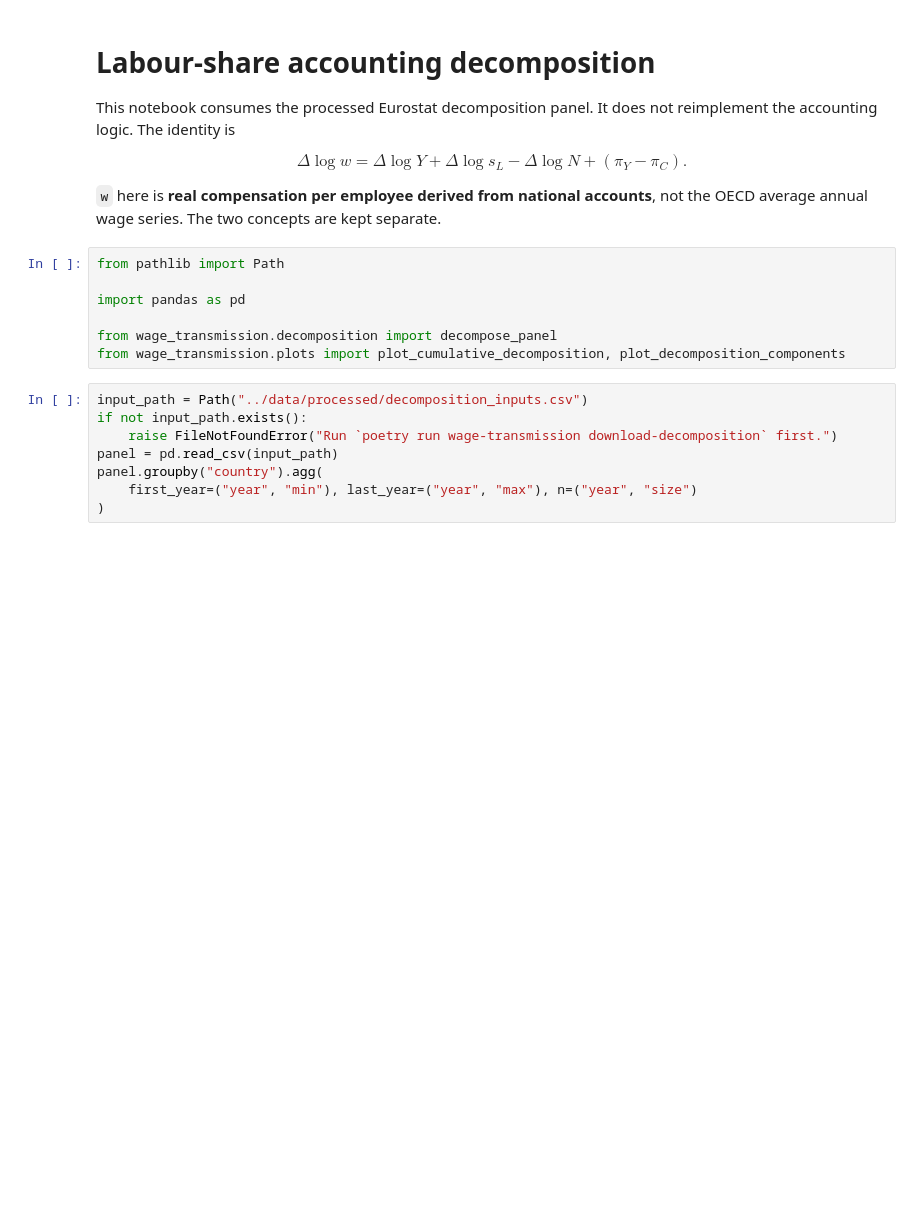
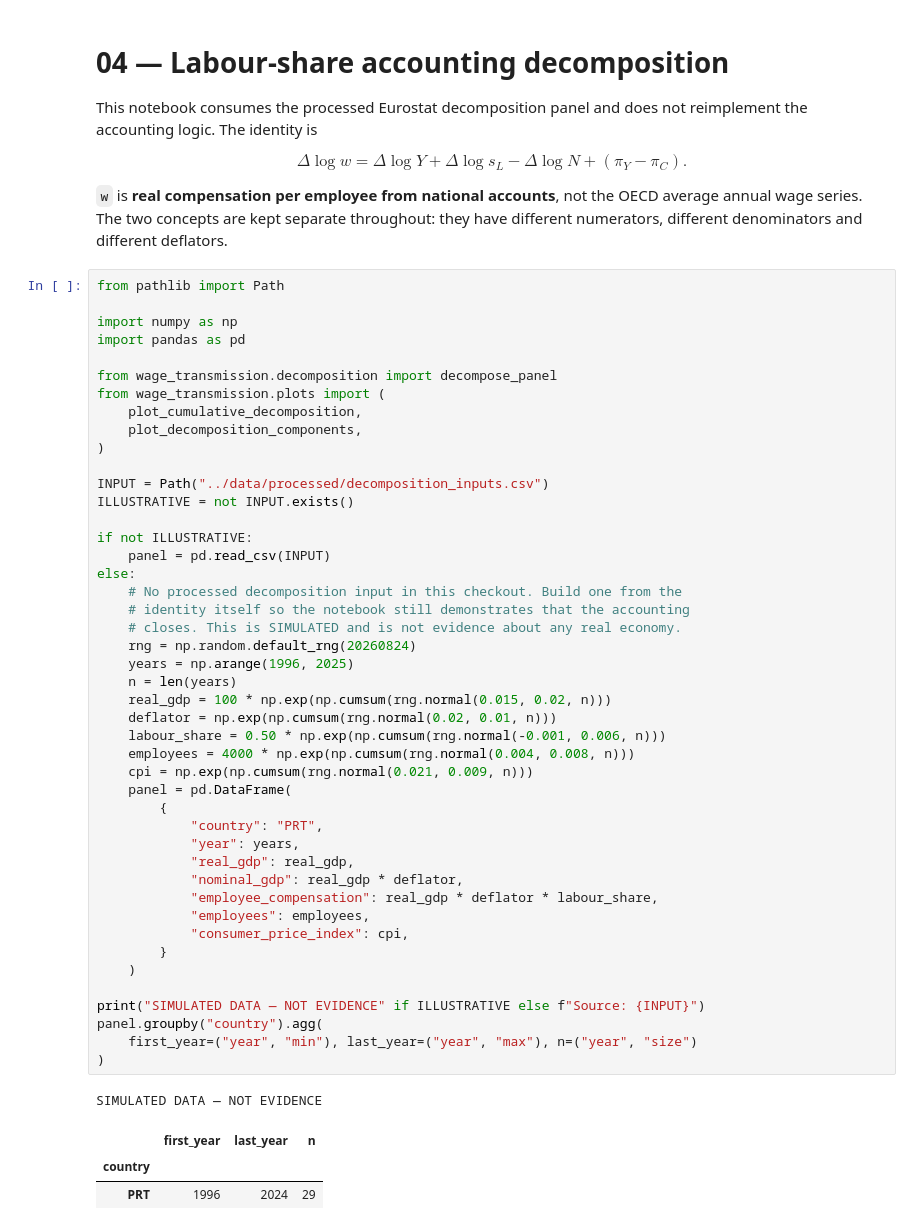
Before and after one commit to DiogoRibeiro7/gdp-wage-transmission, a Jupyter notebook: notebooks/04_labour_share_decomposition.ipynb, the cells around one changed output. Drawn from its saved outputs; the diff is of its cells as text; blank space fills up the shorter version.

```diff
--- a/notebooks/04_labour_share_decomposition.ipynb
+++ b/notebooks/04_labour_share_decomposition.ipynb
@@ -1,26 +1,64 @@
 # %% [markdown]
-# Labour-share accounting decomposition
+# 04 — Labour-share accounting decomposition
 
-This notebook consumes the processed Eurostat decomposition panel. It does not reimplement the accounting logic. The identity is
+This notebook consumes the processed Eurostat decomposition panel and does not
+reimplement the accounting logic. The identity is
 
 $$\Delta\log w = \Delta\log Y + \Delta\log s_L - \Delta\log N + (\pi_Y-\pi_C).$$
 
-`w` here is **real compensation per employee derived from national accounts**, not the OECD average annual wage series. The two concepts are kept separate.
+`w` is **real compensation per employee from national accounts**, not the OECD
+average annual wage series. The two concepts are kept separate throughout: they
+have different numerators, different denominators and different deflators.
-# %%
-from pathlib import Path
-
-import pandas as pd
-
-from wage_transmission.decomposition import decompose_panel
-from wage_transmission.plots import plot_cumulative_decomposition, plot_decomposition_components
-# %%
-input_path = Path("../data/processed/decomposition_inputs.csv")
-if not input_path.exists():
-    raise FileNotFoundError("Run `poetry run wage-transmission download-decomposition` first.")
-panel = pd.read_csv(input_path)
-panel.groupby("country").agg(
-    first_year=("year", "min"), last_year=("year", "max"), n=("year", "size")
-)
+# %%
+from pathlib import Path
+
+import numpy as np
+import pandas as pd
+
+from wage_transmission.decomposition import decompose_panel
+from wage_transmission.plots import (
+    plot_cumulative_decomposition,
+    plot_decomposition_components,
+)
+
+INPUT = Path("../data/processed/decomposition_inputs.csv")
+ILLUSTRATIVE = not INPUT.exists()
+
+if not ILLUSTRATIVE:
+    panel = pd.read_csv(INPUT)
+else:
+    # No processed decomposition input in this checkout. Build one from the
+    # identity itself so the notebook still demonstrates that the accounting
+    # closes. This is SIMULATED and is not evidence about any real economy.
+    rng = np.random.default_rng(20260824)
+    years = np.arange(1996, 2025)
+    n = len(years)
+    real_gdp = 100 * np.exp(np.cumsum(rng.normal(0.015, 0.02, n)))
+    deflator = np.exp(np.cumsum(rng.normal(0.02, 0.01, n)))
+    labour_share = 0.50 * np.exp(np.cumsum(rng.normal(-0.001, 0.006, n)))
+    employees = 4000 * np.exp(np.cumsum(rng.normal(0.004, 0.008, n)))
+    cpi = np.exp(np.cumsum(rng.normal(0.021, 0.009, n)))
+    panel = pd.DataFrame(
+        {
+            "country": "PRT",
+            "year": years,
+            "real_gdp": real_gdp,
+            "nominal_gdp": real_gdp * deflator,
+            "employee_compensation": real_gdp * deflator * labour_share,
+            "employees": employees,
+            "consumer_price_index": cpi,
+        }
+    )
+
+print("SIMULATED DATA — NOT EVIDENCE" if ILLUSTRATIVE else f"Source: {INPUT}")
+panel.groupby("country").agg(
+    first_year=("year", "min"), last_year=("year", "max"), n=("year", "size")
+)
+# %% [output]
+SIMULATED DATA — NOT EVIDENCE
+|  | first_year | last_year | n |
+| country |  |  |  |
+| PRT | 1996 | 2024 | 29 |
 # %%
 portugal = panel.loc[panel["country"].eq("PRT")].copy()
 components, summaries = decompose_panel(portugal)
```
Also changed, not shown: parts of 8 cells of this notebook, 10 other files.
